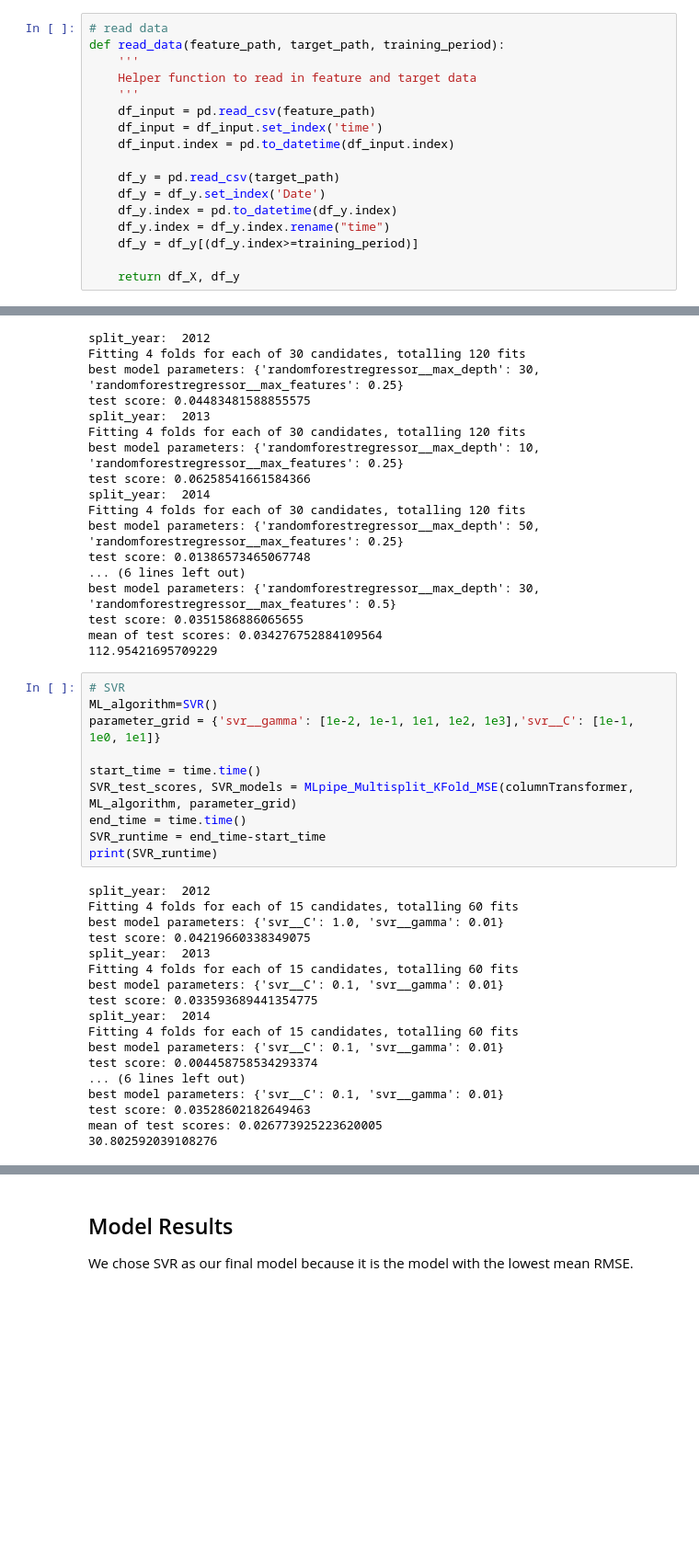
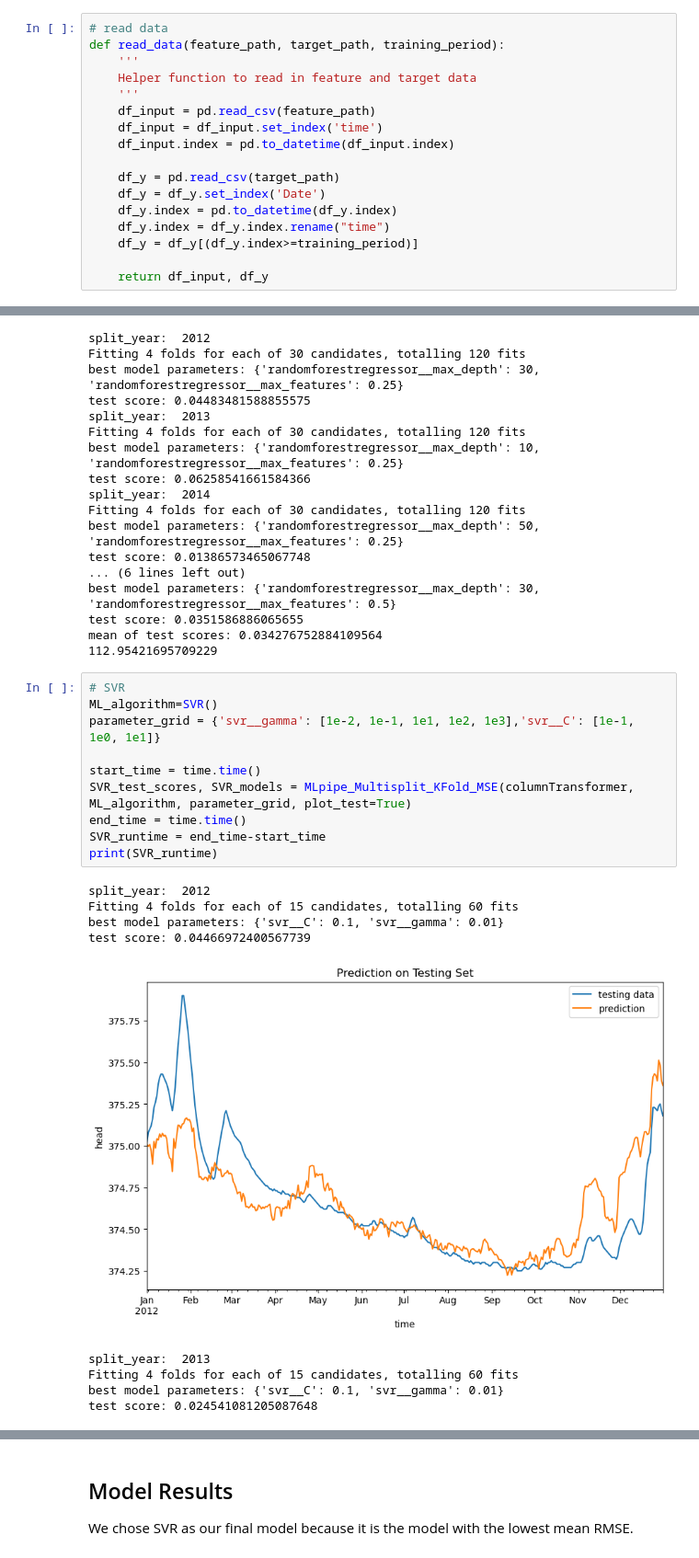
Before and after one commit to selinawaang/Groundwater-Time-series-Modeling, a Jupyter notebook: Germany_prediction.ipynb, the cells around one changed output, grey strips where cells are left out. Shown at 92% size. Saved outputs shown, nothing was run; the diff lists cells and outputs as text; blank space fills up the shorter version.

Commit message:
updated code to be more modular and added LSTM
- made edits to EDA
- updated visualizations in predictions
- removed correlated features for lstm model and cleaned up pipeline

```diff
--- a/Germany_prediction.ipynb
+++ b/Germany_prediction.ipynb
@@ -92,7 +92,7 @@ def read_data(feature_path, target_path, training_period):
     df_y.index = df_y.index.rename("time")
     df_y = df_y[(df_y.index>=training_period)]
 
-    return df_X, df_y
+    return df_input, df_y
 # %%
 # create lag feature
 def lag_features(features, lags, df_input):
@@ -415,28 +415,20 @@ mean of test scores: 0.034276752884109564
 # %%
 # SVR
 ML_algorithm=SVR()
 parameter_grid = {'svr__gamma': [1e-2, 1e-1, 1e1, 1e2, 1e3],'svr__C': [1e-1, 1e0, 1e1]}
 
 start_time = time.time()
-SVR_test_scores, SVR_models = MLpipe_Multisplit_KFold_MSE(columnTransformer, ML_algorithm, parameter_grid)
+SVR_test_scores, SVR_models = MLpipe_Multisplit_KFold_MSE(columnTransformer, ML_algorithm, parameter_grid, plot_test=True)
 end_time = time.time()
 SVR_runtime = end_time-start_time
 print(SVR_runtime)
 # %% [output]
 split_year:  2012
 Fitting 4 folds for each of 15 candidates, totalling 60 fits
-best model parameters: {'svr__C': 1.0, 'svr__gamma': 0.01}
-test score: 0.04219660338349075
-split_year:  2013
-Fitting 4 folds for each of 15 candidates, totalling 60 fits
 best model parameters: {'svr__C': 0.1, 'svr__gamma': 0.01}
-test score: 0.033593689441354775
-split_year:  2014
-Fitting 4 folds for each of 15 candidates, totalling 60 fits
-best model parameters: {'svr__C': 0.1, 'svr__gamma': 0.01}
-test score: 0.004458758534293374
-... (6 lines left out)
-best model parameters: {'svr__C': 0.1, 'svr__gamma': 0.01}
-test score: 0.03528602182649463
-mean of test scores: 0.026773925223620005
-30.802592039108276
+test score: 0.04466972400567739
+[figure, added]
+split_year:  2013
+Fitting 4 folds for each of 15 candidates, totalling 60 fits
+best model parameters: {'svr__C': 0.1, 'svr__gamma': 0.01}
+test score: 0.024541081205087648
```
Also changed, not shown: parts of 20 cells of this notebook, 1 other file.
